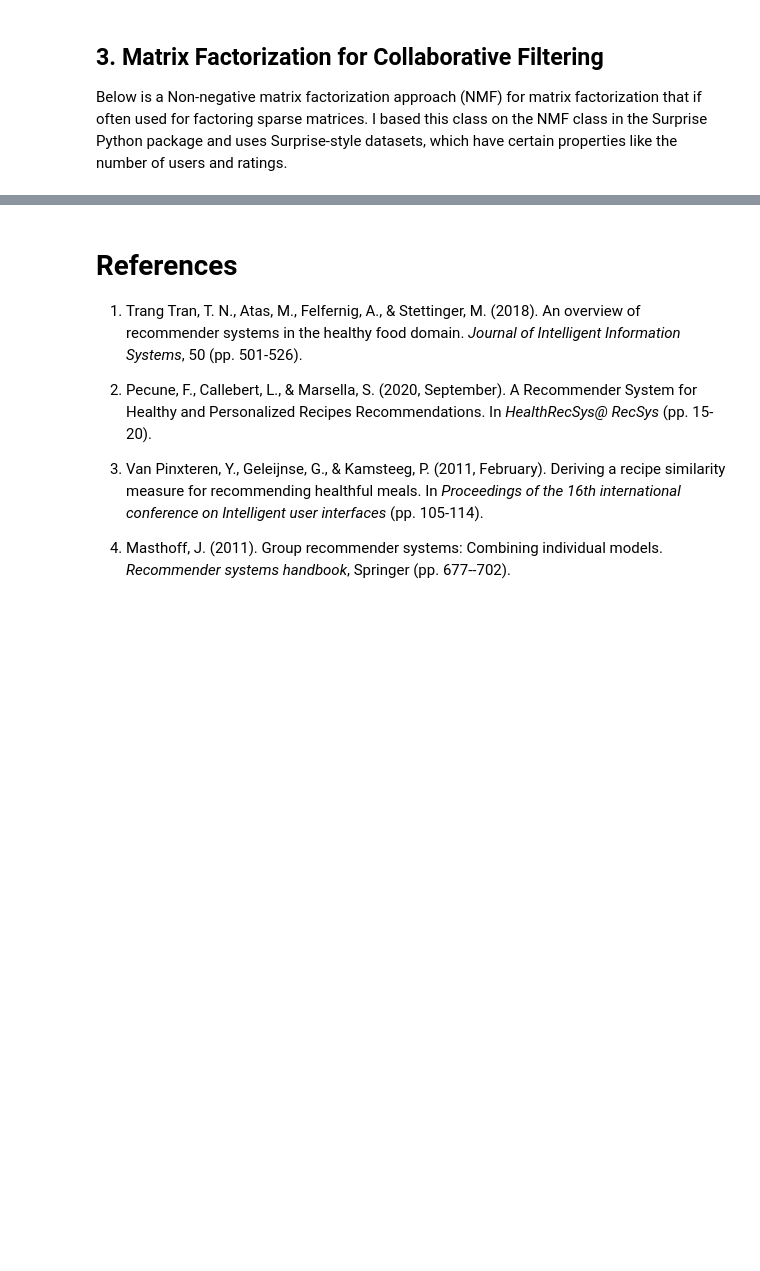
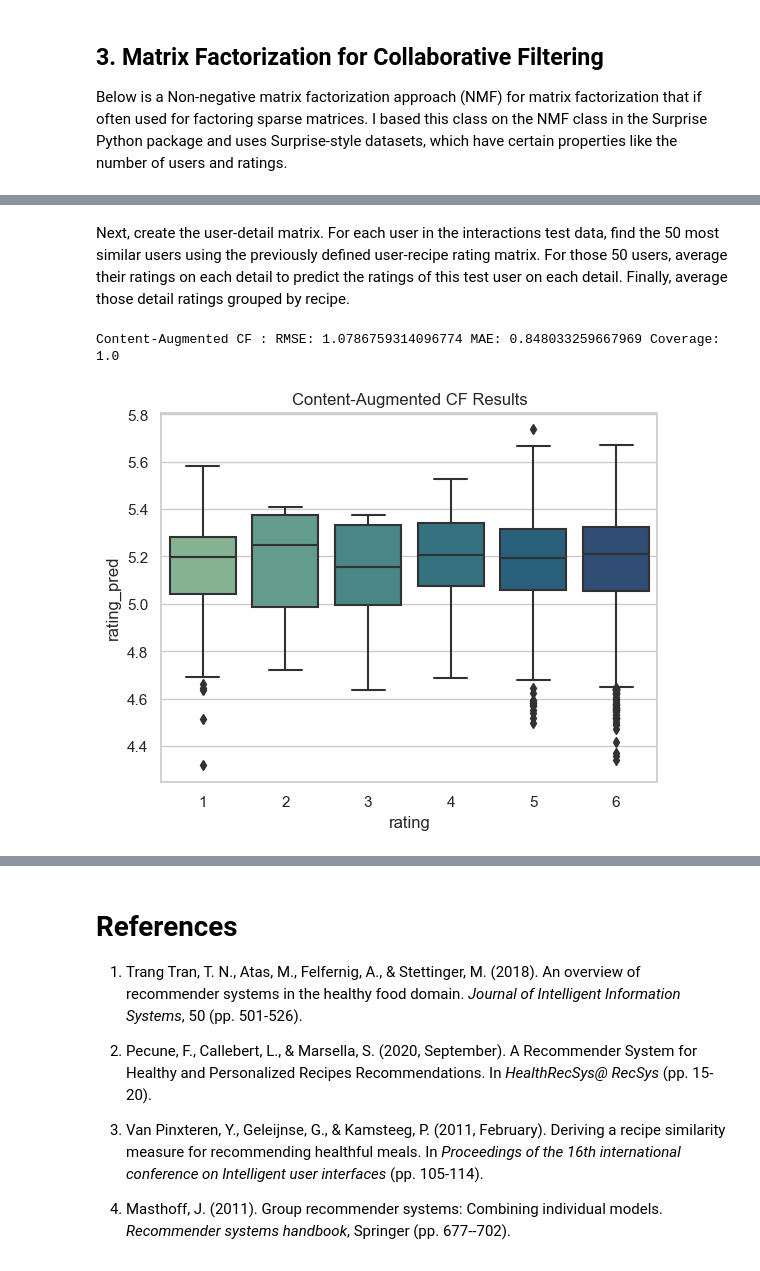
Before and after one commit to micaelamccall/recipe-recommendation, a Jupyter notebook: recipe_recommendation/recipe_recommendation.ipynb, the cells around one changed output, grey strips where cells are left out. Saved outputs shown, nothing was run; the diff lists cells and outputs as text; code cells hidden in the pictures; blank space fills up the shorter version.

```diff
--- a/recipe_recommendation/recipe_recommendation.ipynb
+++ b/recipe_recommendation/recipe_recommendation.ipynb
@@ -678,0 +692,11 @@ loss across iterations and the distribution of testing predictions versus true r
+# %%
+# Create master list of all detail
+deets = pd.concat([interactions_train_w_deets['deets'], interactions_test_w_deets['deets']]).drop_duplicates().reset_index(drop=True)
+# Create idx for each detail
+deet_id_map = pd.DataFrame(deets).reset_index().rename(columns={'index':'d'})
+# Merge idx for each detail back into train and test detail data sets
+interactions_train_w_deets = interactions_train_w_deets.merge(deet_id_map, how='left', on='deets')
+interactions_test_w_deets = interactions_test_w_deets.merge(deet_id_map, how='left', on='deets')
+# Find average user rating for each detail
+interactions_train_deets = interactions_train_w_deets.drop(columns=['deets']).groupby(['u', 'd']).mean().reset_index()
+interactions_train_deets
@@ -678,0 +717,47 @@ loss across iterations and the distribution of testing predictions versus true r
+# %% [markdown]
+Next, create the user-detail matrix. For each user in the interactions test data, find the 50 most similar users using the previously defined user-recipe rating matrix. For those 50 users, average their ratings on each detail to predict the ratings of this test user on each detail. Finally, average those detail ratings grouped by recipe.
+# %%
+# Create user-detail rating matrix
+num_users = np.max(interactions_train['u']) + 1
+num_deets = deet_id_map['d'].iloc[-1] + 1
+A = scsp.csr_matrix((interactions_train_deets['rating'], (interactions_train_deets['u'], interactions_train_deets['d'])), shape=(num_users, num_deets))
+
+# Calculate similarity matrix
+sim = cosine_similarity(M_norm, dense_output=False)
+
+# Initialize data frame
+CA_CF = pd.DataFrame()
+
+# For each user in the test set, calculate a prediction for each possible recipe in the test set
+for u in interactions_test_w_deets['u'].unique():
+        # get similarities for that user and delete their similarity with themself
+        simt = sim[u,:].toarray()[0]
+        simt = np.delete(simt, u)
+
+        # get top 50 most similar users
+        most_similar_users = np.argpartition(simt, -50)[-50:]
+        # get the ratings for those most similar users
+        similar_user_deet_ratings = scsp.csc_matrix(A[most_similar_users])
+
+        # calculate average rating of all 50 similar users on each detail
+        col_counts = np.diff(similar_user_deet_ratings.indptr).astype(float)
+        col_counts[np.where(col_counts == 0)] = np.NAN
+        deet_pred = similar_user_deet_ratings.sum(axis=0) / col_counts
+        deet_pred = pd.DataFrame(deet_pred.T).reset_index().rename(columns={'index': 'd', 0: 'deet_rating_pred'})
+
+        # For this user, find average of all detail ratings grouped by recipe
+        pred_df = interactions_test_w_deets[interactions_test_w_deets['u'] == u]
+        pred_df = pred_df.merge(deet_pred, how='left', on='d')
+        pred_df = pred_df.groupby(['u', 'i'])['deet_rating_pred'].mean().reset_index().rename(columns={'deet_rating_pred':'rating_pred'})
+
+        CA_CF = pd.concat([CA_CF, pred_df])
+
+# Merge back to test data to get true ratings
+CA_CF = CA_CF.merge(interactions_test_w_deets[['u', 'i', 'rating']].drop_duplicates(), how='left', on=['u', 'i'])
+CA_CF = CA_CF[CA_CF['rating_pred'].isna() == False].drop_duplicates()
+
+calculate_metrics(CA_CF, true_total, "Content-Augmented CF")
+plot_results(CA_CF, "Content-Augmented CF")
+# %% [output]
+Content-Augmented CF : RMSE: 1.0786759314096774 MAE: 0.848033259667969 Coverage: 1.0
+[figure, added]
```
Also changed, not shown: parts of 15 cells of this notebook.
